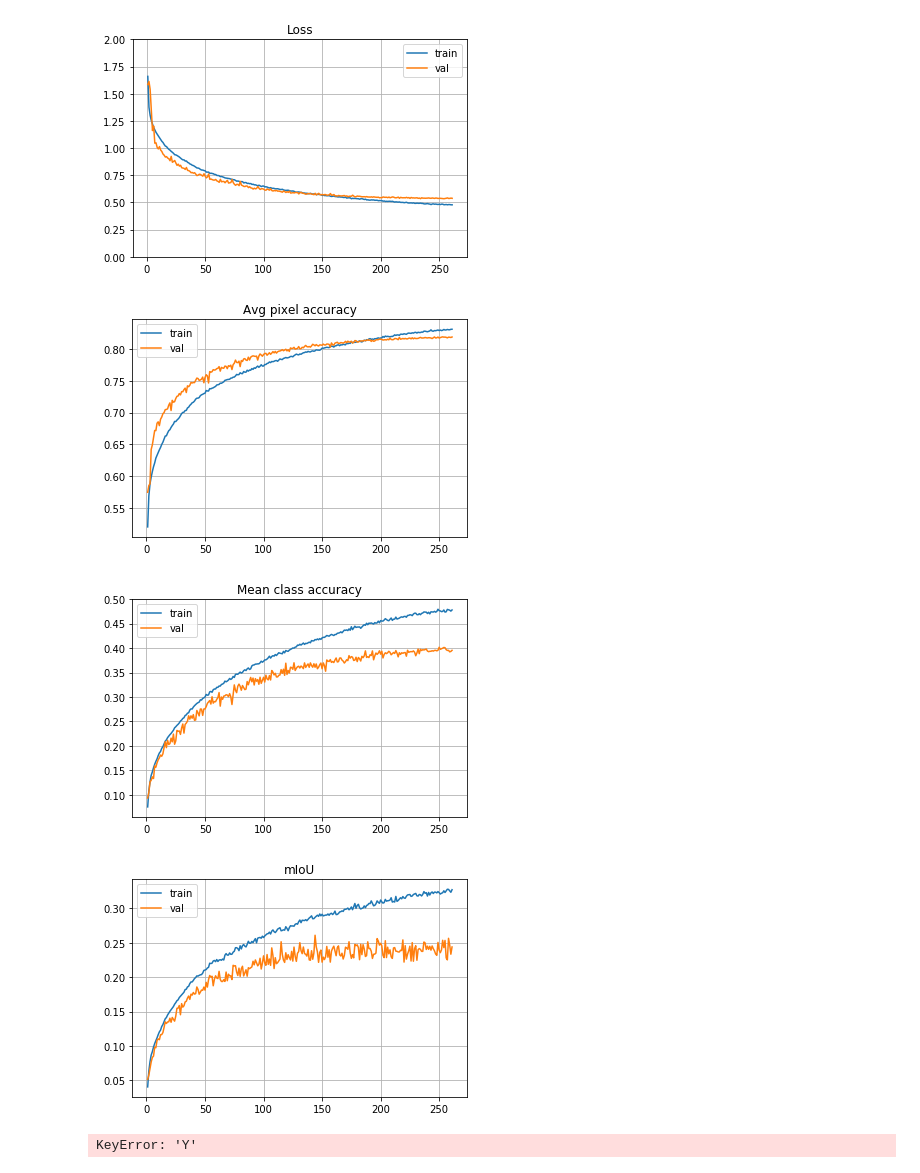
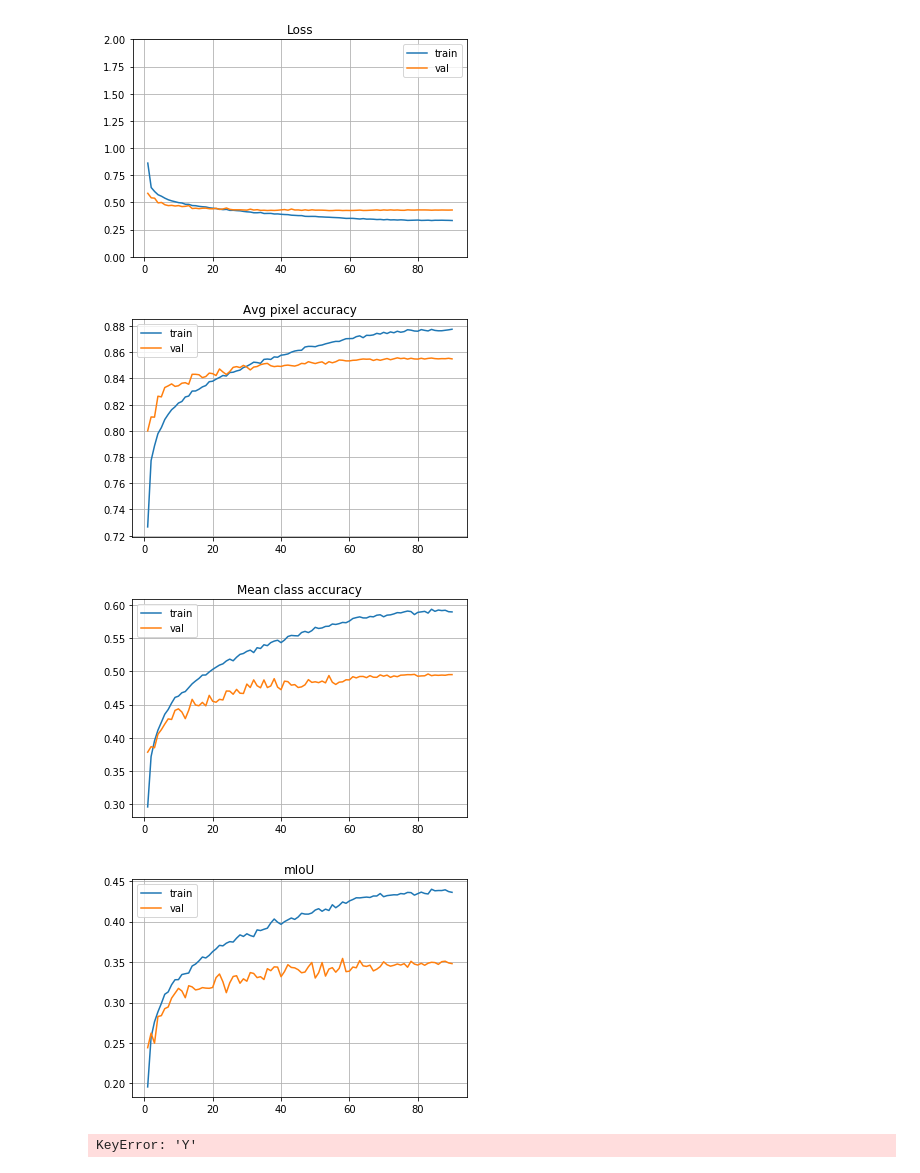
Before and after one commit to wenliangdai/msc-project, a Jupyter notebook: visualisation.ipynb, the cells around one changed output. Saved outputs shown, nothing was run; the diff lists cells and outputs as text; code cells hidden in the pictures.

```diff
--- a/visualisation.ipynb
+++ b/visualisation.ipynb
@@ -149,12 +149,12 @@ def draw_im(folder, im_list):
         plt.title(im)
         plt.imshow(image)
 # %%
-draw('results_sunet64_lip', loss_range=[0,2])
+draw('results_sunet64_lip_pretrained', loss_range=[0,2])
 # %% [output]
-[figure, old version]
+[figure, new version]
-[figure, old version]
+[figure, new version]
-[figure, old version]
+[figure, new version]
-[figure, old version]
+[figure, new version]
 # %%
 draw('results_sunet64_multi_sbd_lip_pretrained', loss_range=[0.2,1])
 # %% [output]
```
Also changed, not shown: parts of 6 cells of this notebook, 4 other files.
